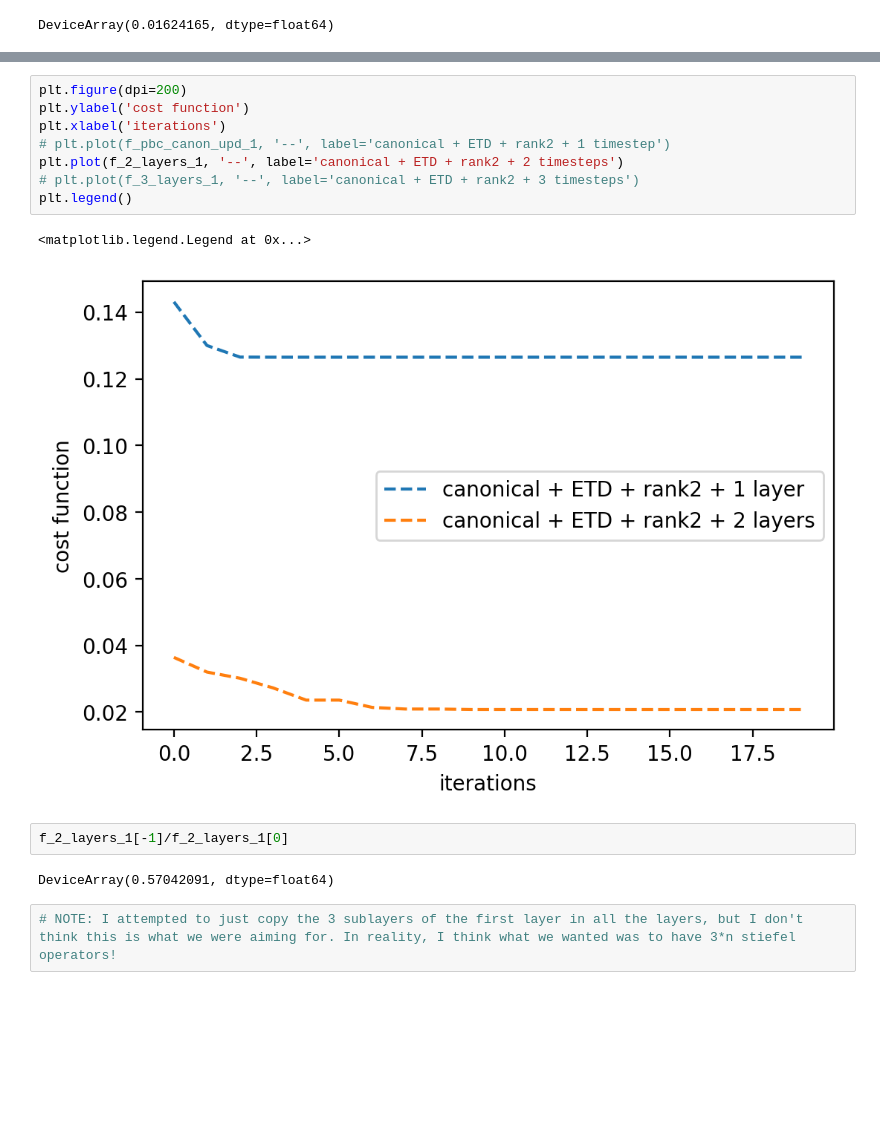
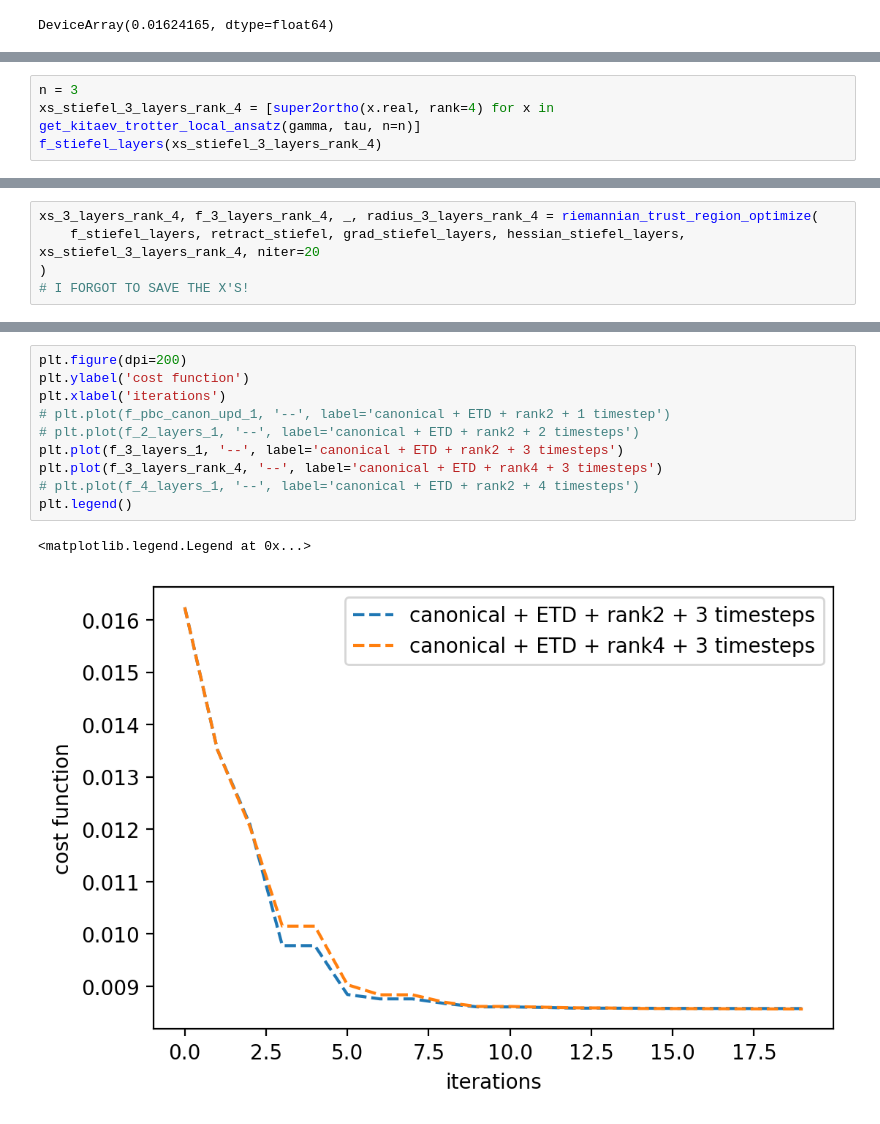
Before and after one commit to EmilianoG-byte/opentn, a Jupyter notebook: experiments/trust_region_2site_ansatz.ipynb, the cells around one changed output, grey strips where cells are left out. Saved outputs shown, nothing was run; the diff lists cells and outputs as text; blank space fills up the shorter version.

```diff
--- a/experiments/trust_region_2site_ansatz.ipynb
+++ b/experiments/trust_region_2site_ansatz.ipynb
@@ -838,0 +853,4 @@ column : 1
+# %%
+n = 3
+xs_stiefel_3_layers_rank_4 = [super2ortho(x.real, rank=4) for x in get_kitaev_trotter_local_ansatz(gamma, tau, n=n)]
+f_stiefel_layers(xs_stiefel_3_layers_rank_4)
@@ -838,0 +859,5 @@ column : 1
+# %%
+xs_3_layers_rank_4, f_3_layers_rank_4, _, radius_3_layers_rank_4 = riemannian_trust_region_optimize(
+    f_stiefel_layers, retract_stiefel, grad_stiefel_layers, hessian_stiefel_layers, xs_stiefel_3_layers_rank_4, niter=20
+)
+# I FORGOT TO SAVE THE X'S!
@@ -839,17 +934,13 @@ column : 1
 # %%
 plt.figure(dpi=200)
 plt.ylabel('cost function')
 plt.xlabel('iterations')
 # plt.plot(f_pbc_canon_upd_1, '--', label='canonical + ETD + rank2 + 1 timestep')
-plt.plot(f_2_layers_1, '--', label='canonical + ETD + rank2 + 2 timesteps')
-# plt.plot(f_3_layers_1, '--', label='canonical + ETD + rank2 + 3 timesteps')
+# plt.plot(f_2_layers_1, '--', label='canonical + ETD + rank2 + 2 timesteps')
+plt.plot(f_3_layers_1, '--', label='canonical + ETD + rank2 + 3 timesteps')
+plt.plot(f_3_layers_rank_4, '--', label='canonical + ETD + rank4 + 3 timesteps')
+# plt.plot(f_4_layers_1, '--', label='canonical + ETD + rank2 + 4 timesteps')
 plt.legend()
 # %% [output]
 <matplotlib.legend.Legend at 0x...>
-[figure, old version]
+[figure, new version]
-# %%
-f_2_layers_1[-1]/f_2_layers_1[0]
-# %% [output]
-DeviceArray(0.57042091, dtype=float64)
-# %%
-# NOTE: I attempted to just copy the 3 sublayers of the first layer in all the layers, but I don't think this is what we were aiming for. In reality, I think what we wanted was to have 3*n stiefel operators!
```
Also changed, not shown: parts of 25 cells of this notebook, 2 other files.
